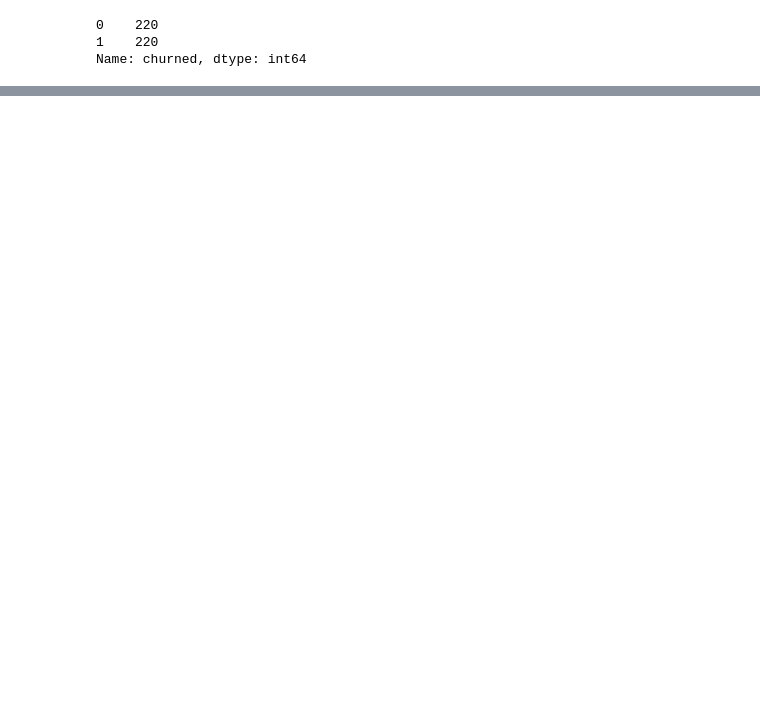
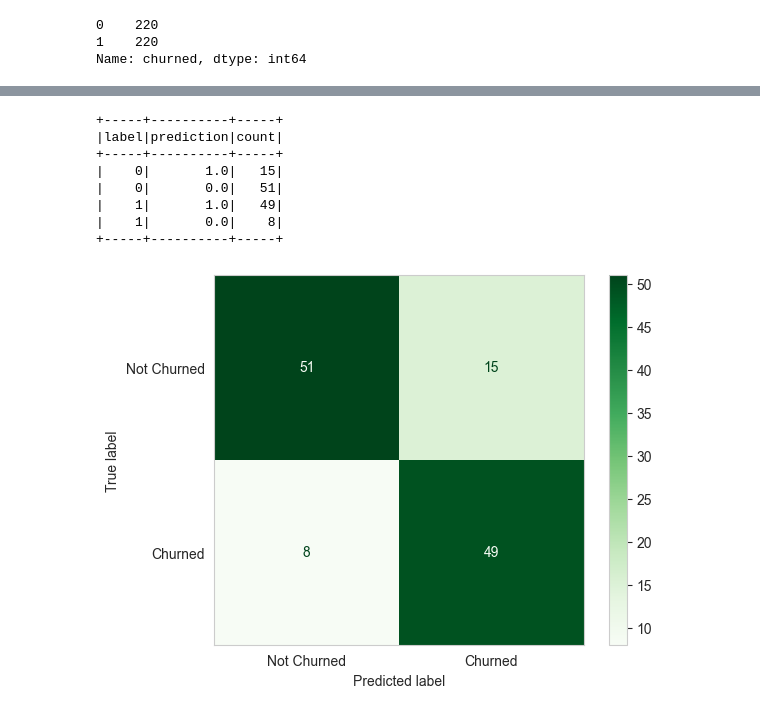
Before and after one commit to tugberkcapraz/capstone_sparkify, a Jupyter notebook: predicting.ipynb, the cells around one changed output, grey strips where cells are left out. Saved outputs shown, nothing was run; the diff lists cells and outputs as text; code cells hidden in the pictures; blank space fills up the shorter version.

```diff
--- a/predicting.ipynb
+++ b/predicting.ipynb
@@ -475,7 +467,0 @@ num_features = [col for col in ml_df_columns if not col in cat_features]
-# %%
-# cast numeric features to float type
-for col in num_features:
-    ml_df = ml_df.withColumn(col, ml_df[col].cast('float'))
-# cast categorical features to integer type
-for col in cat_features:
-    ml_df = ml_df.withColumn(col, ml_df[col].cast('integer'))
@@ -817,0 +834,24 @@ Accuracy 0.8862390527659905
+# %%
+predictions.groupBy('label', 'prediction').count().show()
+
+# plot confusion matrix
+cm = confusion_matrix(predictions.select('label').collect(), predictions.select('prediction').collect())
+
+# confusion matrix display
+disp = ConfusionMatrixDisplay(confusion_matrix=cm,
+    display_labels=['Not Churned', 'Churned'])
+disp.plot(cmap='Greens')
+plt.grid(False)
+# save confusion matrix
+plt.savefig('img/confusion_matrix_lr.png')
+plt.show()
+# %% [output]
++-----+----------+-----+
+|label|prediction|count|
++-----+----------+-----+
+|    0|       1.0|   15|
+|    0|       0.0|   51|
+|    1|       1.0|   49|
+|    1|       0.0|    8|
++-----+----------+-----+
+[figure, added]
```
Also changed, not shown: parts of 66 cells of this notebook, 4 other files.
